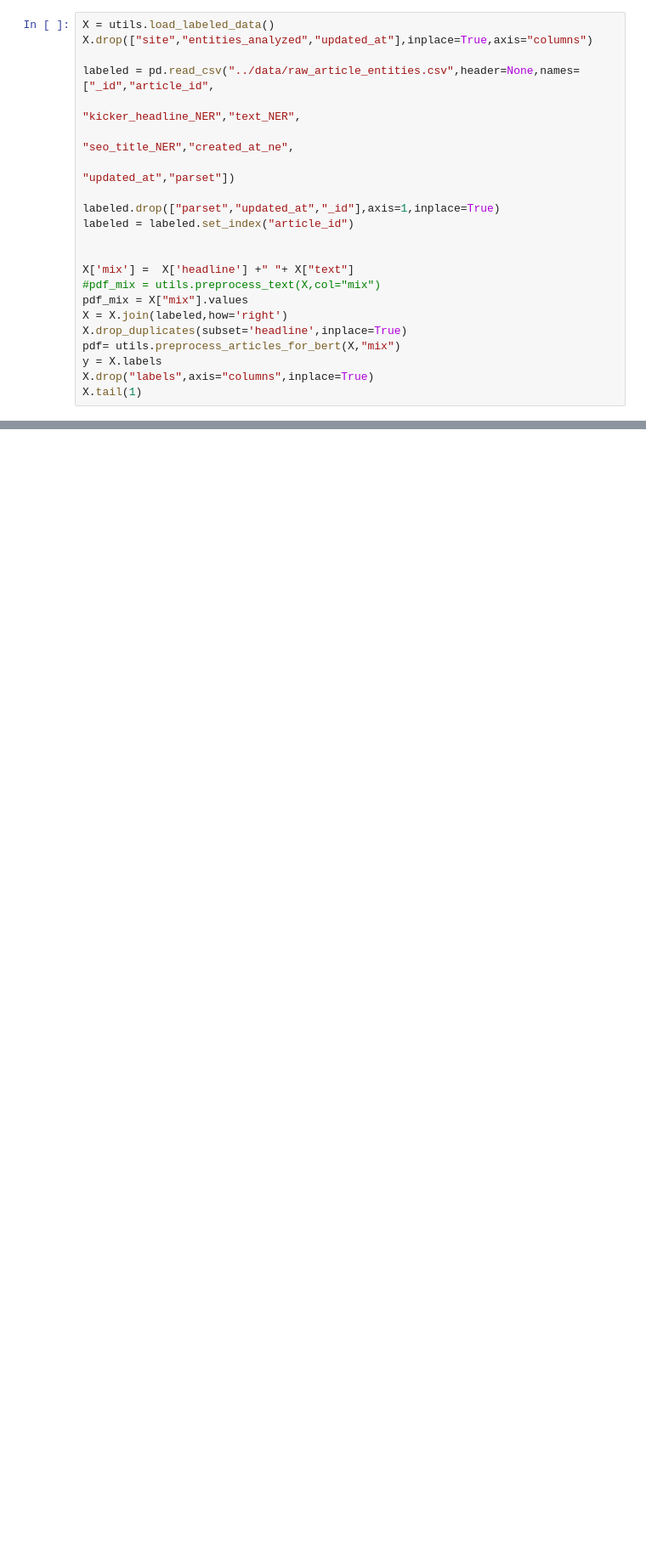
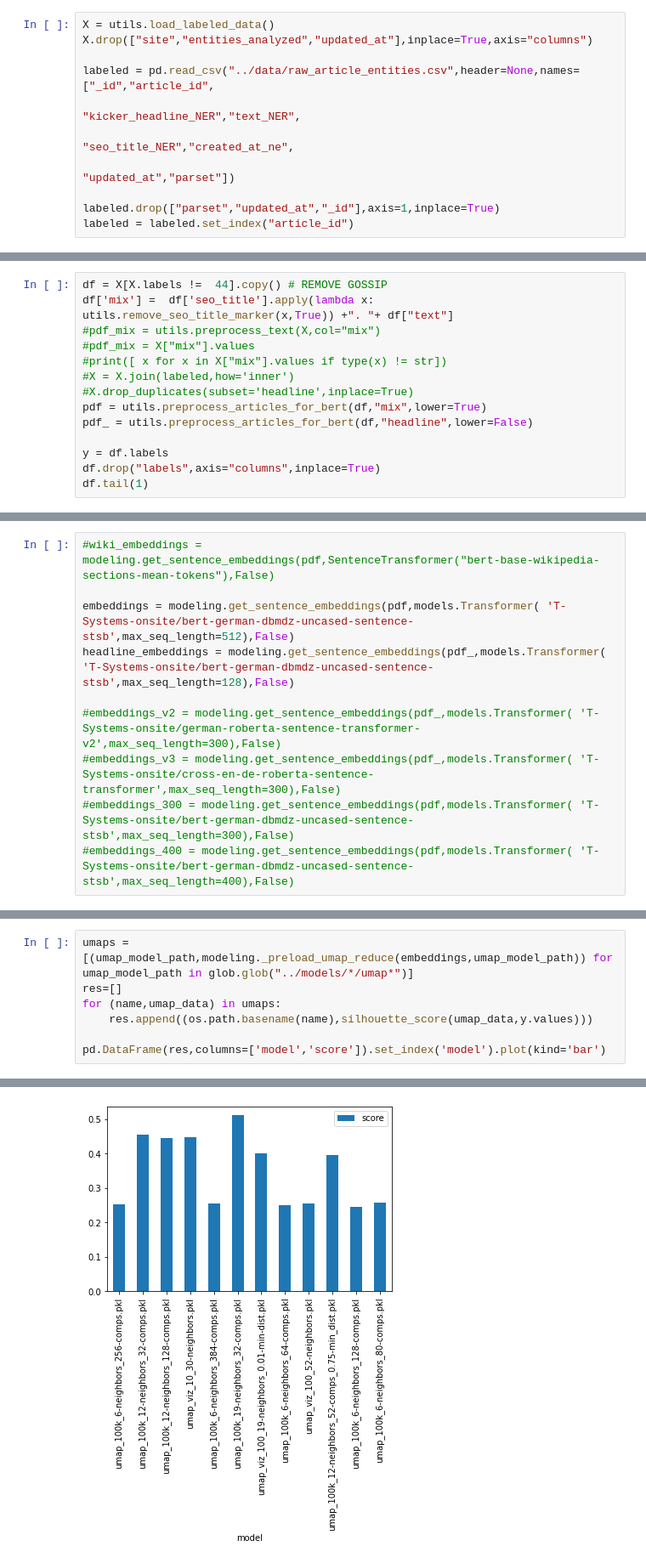
Before and after one commit to spring-media/ci-topic-thunder, a Jupyter notebook: notebooks/FISH.ipynb, the cells around one changed output, grey strips where cells are left out. Shown at 85% size. Saved outputs shown, nothing was run; the diff lists cells and outputs as text; blank space fills up the shorter version.

```diff
--- a/notebooks/FISH.ipynb
+++ b/notebooks/FISH.ipynb
@@ -63,14 +66,3 @@ labeled = pd.read_csv("../data/raw_article_entities.csv",header=None,names=["_id
 
 labeled.drop(["parset","updated_at","_id"],axis=1,inplace=True)
 labeled = labeled.set_index("article_id")
-
-
-X['mix'] =  X['headline'] +" "+ X["text"]
-#pdf_mix = utils.preprocess_text(X,col="mix")
-pdf_mix = X["mix"].values
-X = X.join(labeled,how='right')
-X.drop_duplicates(subset='headline',inplace=True)
-pdf= utils.preprocess_articles_for_bert(X,"mix")
-y = X.labels
-X.drop("labels",axis="columns",inplace=True)
-X.tail(1)
@@ -88,0 +69,14 @@ mlflow.set_experiment("basic-eval-FISH")
+# %%
+df = X[X.labels !=  44].copy() # REMOVE GOSSIP
+df['mix'] =  df['seo_title'].apply(lambda x: utils.remove_seo_title_marker(x,True)) +". "+ df["text"]
+#pdf_mix = utils.preprocess_text(X,col="mix")
+#pdf_mix = X["mix"].values
+#print([ x for x in X["mix"].values if type(x) != str])
+#X = X.join(labeled,how='inner')
+#X.drop_duplicates(subset='headline',inplace=True)
+pdf = utils.preprocess_articles_for_bert(df,"mix",lower=True)
+pdf_ = utils.preprocess_articles_for_bert(df,"headline",lower=False)
+
+y = df.labels
+df.drop("labels",axis="columns",inplace=True)
+df.tail(1)
@@ -88,0 +87,10 @@ mlflow.set_experiment("basic-eval-FISH")
+# %%
+#wiki_embeddings = modeling.get_sentence_embeddings(pdf,SentenceTransformer("bert-base-wikipedia-sections-mean-tokens"),False)
+
+embeddings = modeling.get_sentence_embeddings(pdf,models.Transformer( 'T-Systems-onsite/bert-german-dbmdz-uncased-sentence-stsb',max_seq_length=512),False)
+headline_embeddings = modeling.get_sentence_embeddings(pdf_,models.Transformer( 'T-Systems-onsite/bert-german-dbmdz-uncased-sentence-stsb',max_seq_length=128),False)
+
+#embeddings_v2 = modeling.get_sentence_embeddings(pdf_,models.Transformer( 'T-Systems-onsite/german-roberta-sentence-transformer-v2',max_seq_length=300),False)
+#embeddings_v3 = modeling.get_sentence_embeddings(pdf_,models.Transformer( 'T-Systems-onsite/cross-en-de-roberta-sentence-transformer',max_seq_length=300),False)
+#embeddings_300 = modeling.get_sentence_embeddings(pdf,models.Transformer( 'T-Systems-onsite/bert-german-dbmdz-uncased-sentence-stsb',max_seq_length=300),False)
+#embeddings_400 = modeling.get_sentence_embeddings(pdf,models.Transformer( 'T-Systems-onsite/bert-german-dbmdz-uncased-sentence-stsb',max_seq_length=400),False)
@@ -88,0 +107,8 @@ mlflow.set_experiment("basic-eval-FISH")
+# %%
+umaps = [(umap_model_path,modeling._preload_umap_reduce(embeddings,umap_model_path)) for umap_model_path in glob.glob("../models/*/umap*")]
+res=[]
+for (name,umap_data) in umaps:
+    res.append((os.path.basename(name),silhouette_score(umap_data,y.values)))
+
+pd.DataFrame(res,columns=['model','score']).set_index('model').plot(kind='bar')
+# %% [output]
@@ -88,0 +116 @@ mlflow.set_experiment("basic-eval-FISH")
+[figure, added]
```
Also changed, not shown: parts of 23 cells of this notebook, 10 other files.
